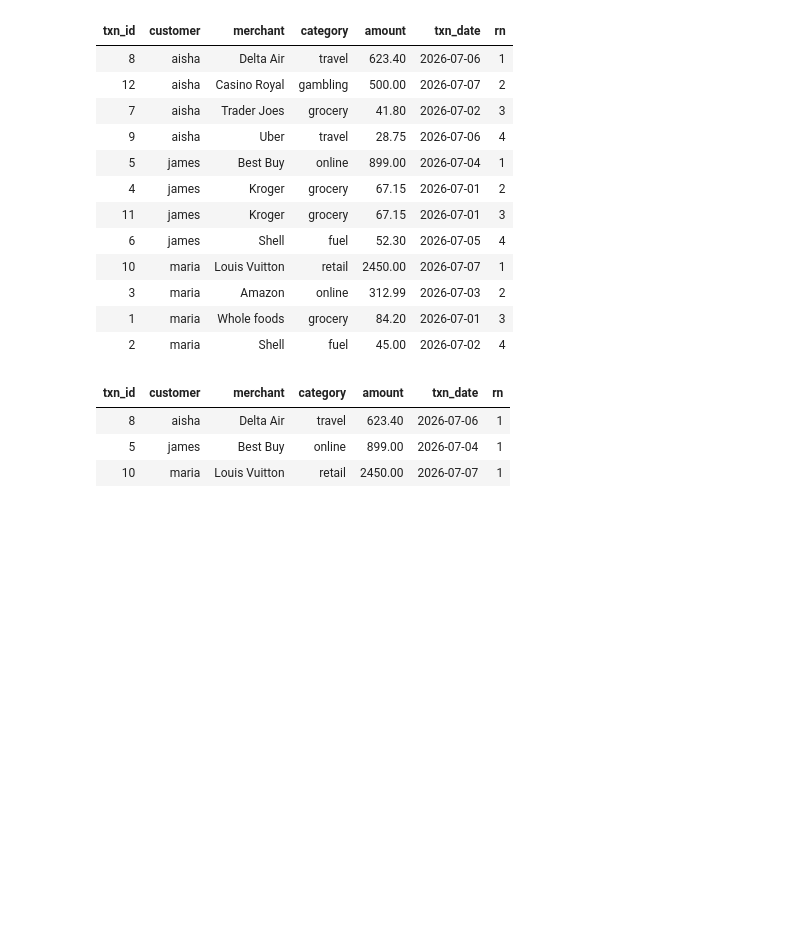
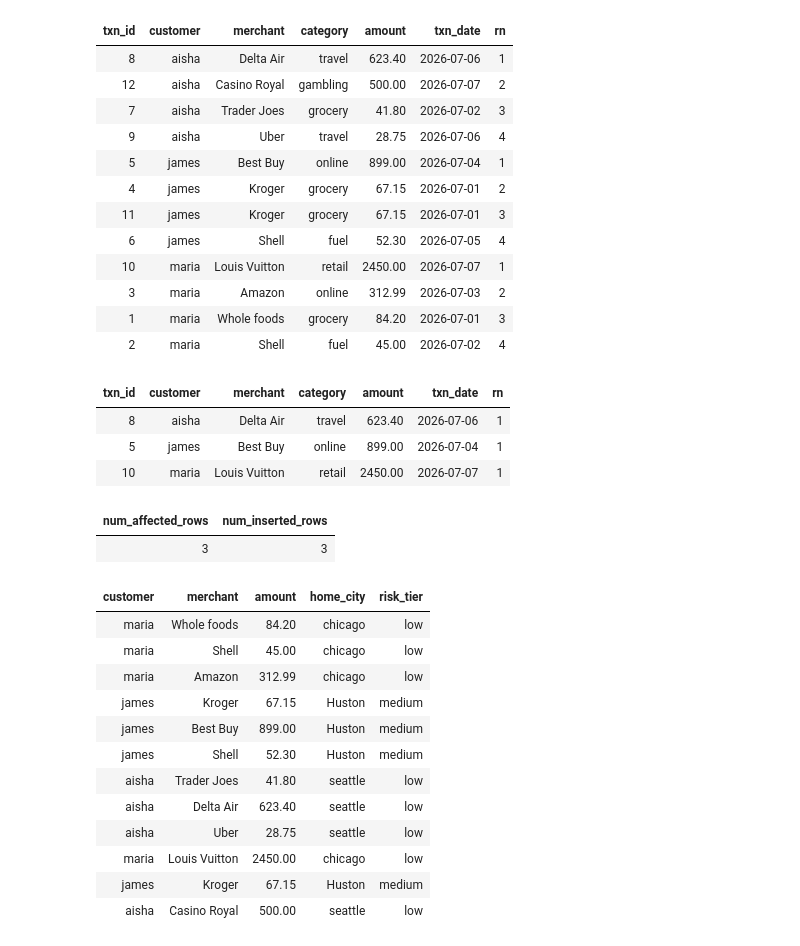
Before and after one commit to chakravarthinagabhyru69-art/Fraud-Lakehouse, a Jupyter notebook: 01_sql_practice.ipynb, the cells around one changed output. Cells and saved outputs as stored; diff of their text form; code cells hidden in the pictures; blank space fills up the shorter version.

```diff
--- a/01_sql_practice.ipynb
+++ b/01_sql_practice.ipynb
@@ -113,3 +113,36 @@ WHERE rn = 1
 | 8 | aisha | Delta Air | travel | 623.40 | 2026-07-06 | 1 |
 | 5 | james | Best Buy | online | 899.00 | 2026-07-04 | 1 |
 | 10 | maria | Louis Vuitton | retail | 2450.00 | 2026-07-07 | 1 |
+# %%
+CREATE OR REPLACE TABLE workspace.fraudlake.customers(
+    customer STRING,
+    home_city STRING,
+    risk_tier STRING,
+    opened DATE
+);
+INSERT INTO workspace.fraudlake.customers VALUES
+('maria','chicago', 'low',  DATE'2021-03-15'),
+('james', 'Huston', 'medium',  DATE'2019-11-02'),
+('aisha', 'seattle', 'low', DATE'2022-07-20');
+# %% [output]
+| num_affected_rows | num_inserted_rows |
+| 3 | 3 |
+# %%
+SELECT t.customer, t.merchant, t.amount, c.home_city, c.risk_tier
+FROM workspace.fraudlake.txn_practice AS t
+JOIN workspace.fraudlake.customers  AS c
+ON t. customer = c.customer;
+# %% [output]
+| customer | merchant | amount | home_city | risk_tier |
+| maria | Whole foods | 84.20 | chicago | low |
+| maria | Shell | 45.00 | chicago | low |
+| maria | Amazon | 312.99 | chicago | low |
+| james | Kroger | 67.15 | Huston | medium |
+| james | Best Buy | 899.00 | Huston | medium |
+| james | Shell | 52.30 | Huston | medium |
+| aisha | Trader Joes | 41.80 | seattle | low |
+| aisha | Delta Air | 623.40 | seattle | low |
+| aisha | Uber | 28.75 | seattle | low |
+| maria | Louis Vuitton | 2450.00 | chicago | low |
+| james | Kroger | 67.15 | Huston | medium |
+| aisha | Casino Royal | 500.00 | seattle | low |
```
Also changed, not shown: parts of 7 cells of this notebook.
